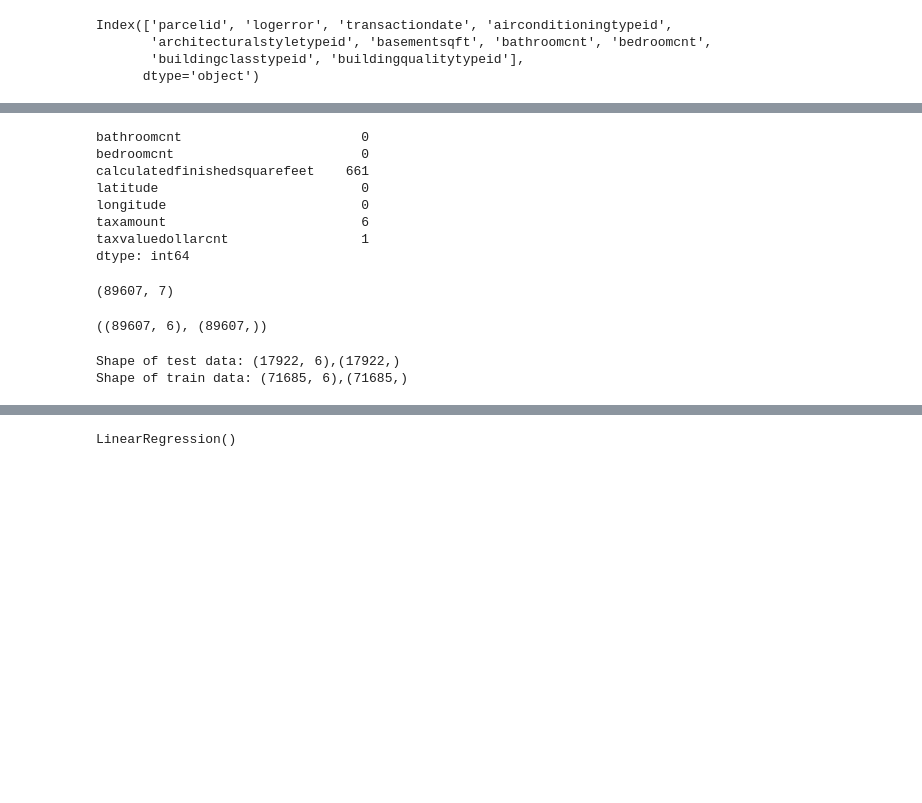
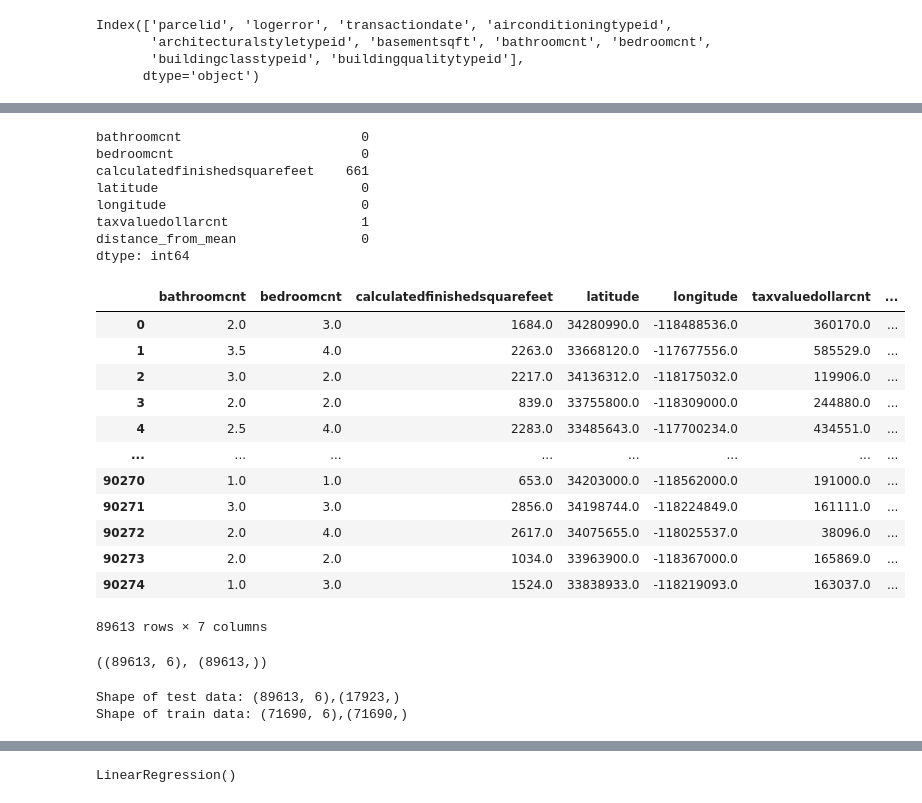
Before and after one commit to RawKnack/-Real-Estate-Price-Prediction-with-Geospatial-Features-, a Jupyter notebook: notebooks/01_data_loading.ipynb, the cells around one changed output, grey strips where cells are left out. Saved outputs shown, nothing was run; the diff lists cells and outputs as text; code cells hidden in the pictures; blank space fills up the shorter version.

```diff
--- a/notebooks/01_data_loading.ipynb
+++ b/notebooks/01_data_loading.ipynb
@@ -1,8 +1,8 @@
 # %%
 import pandas as pd
 # %%
-df_prop=pd.read_csv("../data/properties_2016.csv")
-df_train=pd.read_csv("../data/train_2016_v2.csv")
+df_prop=pd.read_csv("../data/Raw/properties_2016.csv")
+df_train=pd.read_csv("../data/Raw/train_2016_v2.csv")
 df_prop.tail()
 # %% [output]
 |  | parcelid | airconditioningtypeid | architecturalstyletypeid | basementsqft | bathroomcnt | bedroomcnt | ... |
@@ -39,3 +40,10 @@ Index(['parcelid', 'logerror', 'transactiondate', 'airconditioningtypeid',
        'architecturalstyletypeid', 'basementsqft', 'bathroomcnt', 'bedroomcnt',
        'buildingclasstypeid', 'buildingqualitytypeid'],
       dtype='object')
+# %%
+import numpy as np
+from sklearn.metrics import pairwise
+mean_lat=np.mean(df_merged["latitude"])
+mean_long=np.mean(df_merged["longitude"])
+df_merged["distance_from_mean"]=pairwise.haversine_distances(np.radians(df_merged[["latitude","longitude"]]),np.radians([[mean_lat,mean_long]])) * 6371000/1000
+print(df_merged["distance_from_mean"].head())
@@ -42,12 +61,14 @@ Index(['parcelid', 'logerror', 'transactiondate', 'airconditioningtypeid',
 # %%
-X = df_merged[
+df_merged = df_merged[
     [
         "bathroomcnt",
         "bedroomcnt",
         "calculatedfinishedsquarefeet",
         "latitude",
         "longitude",
-        "taxamount"
+        "distance_from_mean",
+        "taxvaluedollarcnt"
+
     ]
 ]
 # %%
@@ -57,8 +78,10 @@ features = [
     "calculatedfinishedsquarefeet",
     "latitude",
     "longitude",
-    "taxamount",
-    "taxvaluedollarcnt"
+    "taxvaluedollarcnt",
+    "distance_from_mean"
+
+
 ]
 
 df_merged[features].isnull().sum()
@@ -68,12 +91,8 @@ bedroomcnt                        0
 calculatedfinishedsquarefeet    661
 latitude                          0
 longitude                         0
-taxamount                         6
 taxvaluedollarcnt                 1
+distance_from_mean                0
 dtype: int64
 # %%
 df_clean = df_merged[features].dropna()
-# %%
-df_clean.shape
-# %% [output]
-(89607, 7)
@@ -82,17 +99,33 @@ y = df_merged["taxvaluedollarcnt"]
+# %%
+df_clean
+# %% [output]
+|  | bathroomcnt | bedroomcnt | calculatedfinishedsquarefeet | latitude | longitude | taxvaluedollarcnt | ... |
+| 0 | 2.0 | 3.0 | 1684.0 | 34280990.0 | -118488536.0 | 360170.0 | ... |
+| 1 | 3.5 | 4.0 | 2263.0 | 33668120.0 | -117677556.0 | 585529.0 | ... |
+| 2 | 3.0 | 2.0 | 2217.0 | 34136312.0 | -118175032.0 | 119906.0 | ... |
+| 3 | 2.0 | 2.0 | 839.0 | 33755800.0 | -118309000.0 | 244880.0 | ... |
+| 4 | 2.5 | 4.0 | 2283.0 | 33485643.0 | -117700234.0 | 434551.0 | ... |
+| ... | ... | ... | ... | ... | ... | ... | ... |
+| 90270 | 1.0 | 1.0 | 653.0 | 34203000.0 | -118562000.0 | 191000.0 | ... |
+| 90271 | 3.0 | 3.0 | 2856.0 | 34198744.0 | -118224849.0 | 161111.0 | ... |
+| 90272 | 2.0 | 4.0 | 2617.0 | 34075655.0 | -118025537.0 | 38096.0 | ... |
+| 90273 | 2.0 | 2.0 | 1034.0 | 33963900.0 | -118367000.0 | 165869.0 | ... |
+| 90274 | 1.0 | 3.0 | 1524.0 | 33838933.0 | -118219093.0 | 163037.0 | ... |
+89613 rows × 7 columns
 # %%
 X = df_clean.drop("taxvaluedollarcnt", axis=1)
 Y = df_clean["taxvaluedollarcnt"]
 # %%
 X.shape,Y.shape
 # %% [output]
-((89607, 6), (89607,))
+((89613, 6), (89613,))
 # %%
 from sklearn.model_selection import train_test_split
 # %%
 X_train,X_test,Y_train,Y_test = train_test_split(X,Y,test_size=0.2,random_state=10)
 # %%
-print(f"Shape of test data: {X_test.shape},{Y_test.shape}")
+print(f"Shape of test data: {X.shape},{Y_test.shape}")
 print(f"Shape of train data: {X_train.shape},{Y_train.shape}")
 # %% [output]
-Shape of test data: (17922, 6),(17922,)
-Shape of train data: (71685, 6),(71685,)
+Shape of test data: (89613, 6),(17923,)
+Shape of train data: (71690, 6),(71690,)
```
Also changed, not shown: parts of 30 cells of this notebook, 5 other files.
